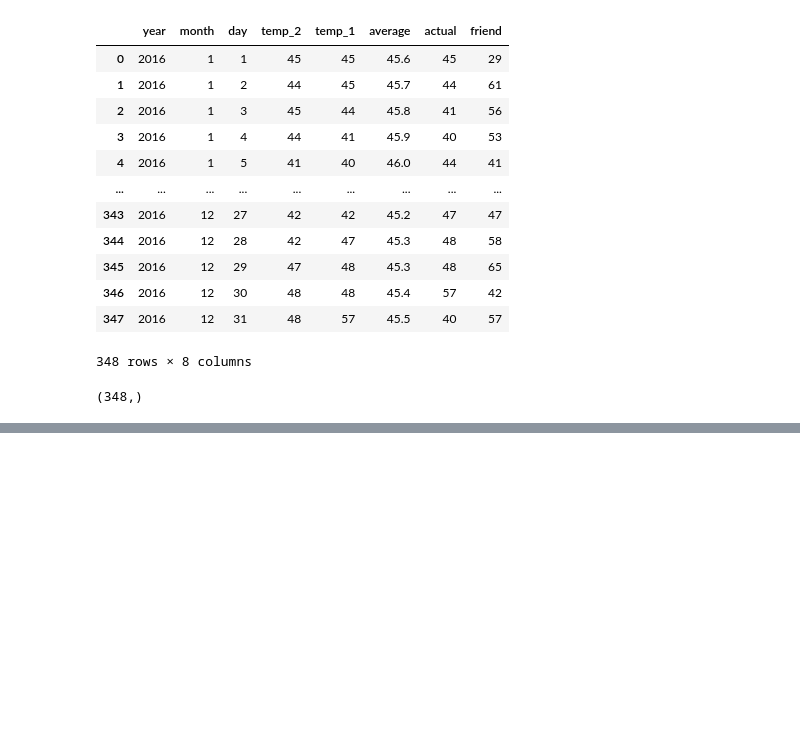
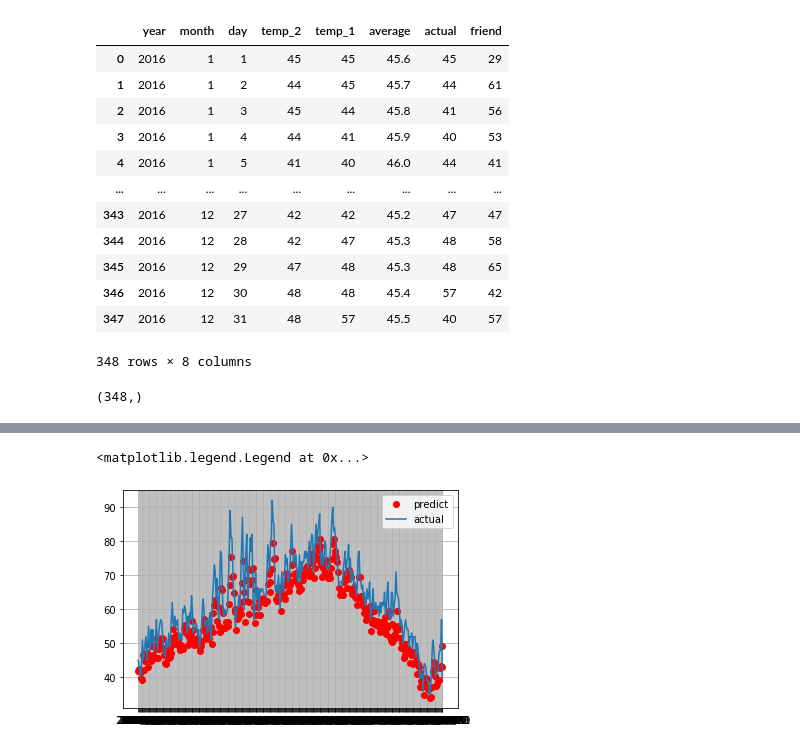
Before and after one commit to leozhao0709/python, a Jupyter notebook: tensorflow_learn/tf_keras_regression.ipynb, the cells around one changed output, grey strips where cells are left out. Drawn from its saved outputs; the diff is of its cells as text; code cells hidden in the pictures; blank space fills up the shorter version.

```diff
--- a/tensorflow_learn/tf_keras_regression.ipynb
+++ b/tensorflow_learn/tf_keras_regression.ipynb
@@ -103,0 +106,14 @@ pd.DataFrame(history.history).plot(figsize=(8, 5), grid=True, ylim=(0, 100))
+# %%
+predict = model.predict(x_scaled_input)
+# %%
+date = features['year'].astype('str') + '/' + features['month'].astype('str') + '/' + features['day'].astype('str')
+
+dfs = pd.DataFrame({'date': date, 'predict': predict.reshape(-1), 'actual': actual}).set_index('date')
+# %%
+plt.plot(dfs.index, dfs['predict'], 'ro', label='predict')
+plt.plot(dfs.index, dfs['actual'], label='actual')
+plt.grid(True)
+plt.legend()
+# %% [output]
+<matplotlib.legend.Legend at 0x...>
+[figure, added]
```
Also changed, not shown: parts of 5 cells of this notebook.
